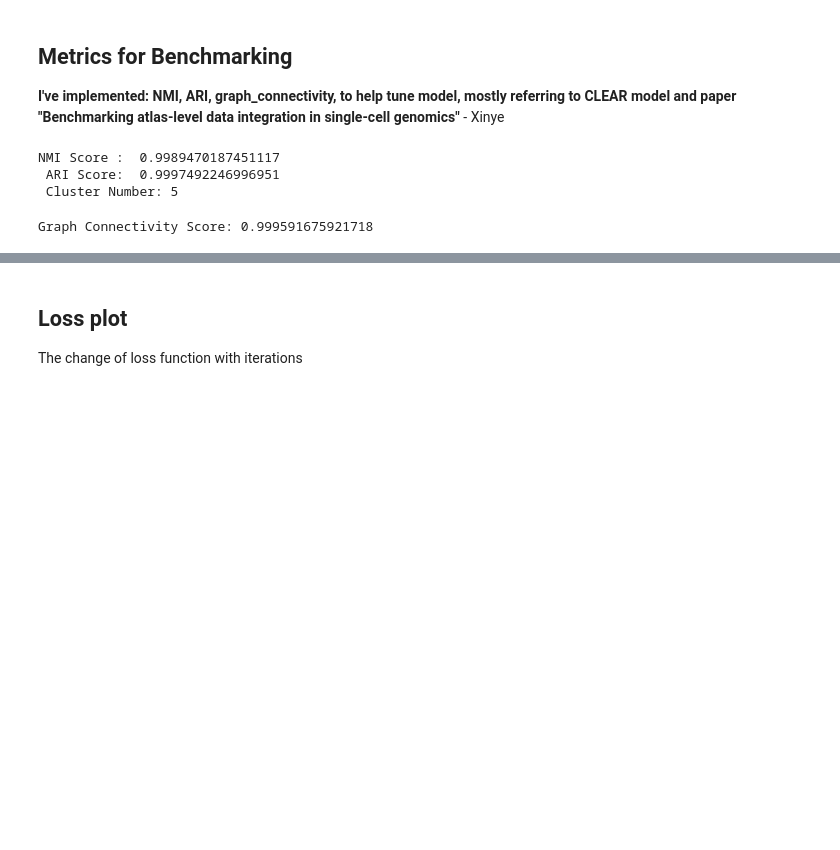
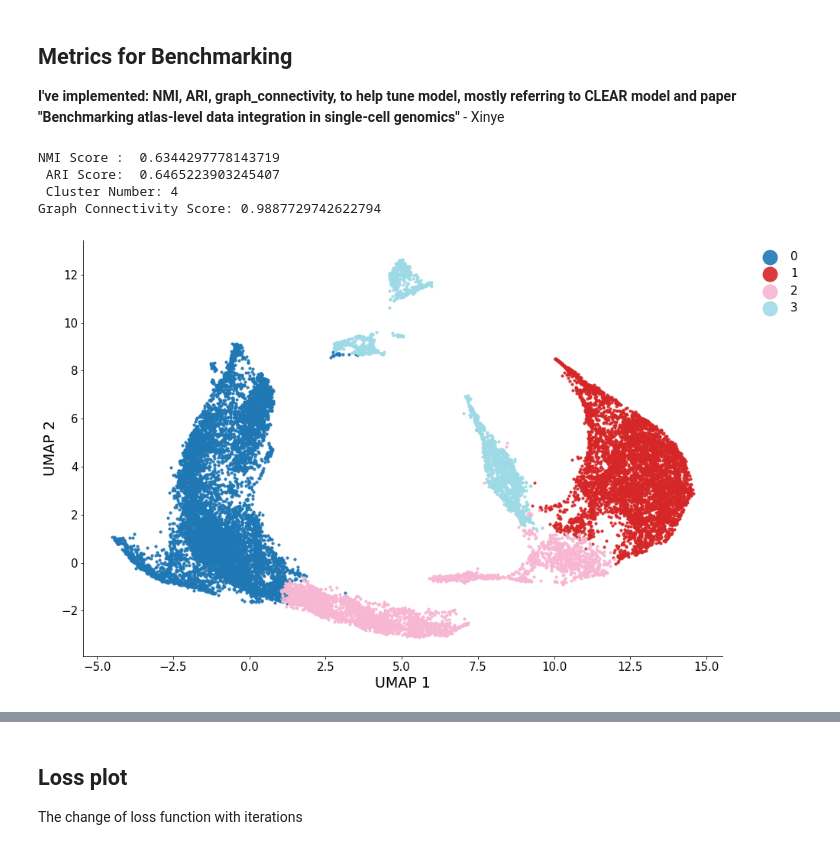
Before and after one commit to ZhangLabGT/scDisInFact, a Jupyter notebook: AntennaVAE/AE_model_sepsis_manul_batch.ipynb, the cells around one changed output, grey strips where cells are left out. Drawn from its saved outputs; the diff is of its cells as text; code cells hidden in the pictures; blank space fills up the shorter version.

```diff
--- a/AntennaVAE/AE_model_sepsis_manul_batch.ipynb
+++ b/AntennaVAE/AE_model_sepsis_manul_batch.ipynb
@@ -291,23 +291,22 @@ to help tune model, mostly referring to CLEAR model and paper "Benchmarking atla
 # %%
 zs = []
 for data_batch in zip(*test_loaders):
     with torch.no_grad():
         for idx, x in enumerate(data_batch):
             z = model_dict["encoder"](x["count_stand"].to(device))
             mu, pi, theta = model_dict["decoder"](z)
             zs.append(z.cpu().detach().numpy())
 
 obs = pd.DataFrame()
 data = ad.AnnData(np.concatenate(zs))
 data.obs['label'] = pd.Series(np.concatenate(annos), dtype="category").values
 
 # ari and nmi
-ari_nmi(data, annos, resolution=0.095)
+ari_nmi(data, annos, resolution=0.1, show_fig=True)
+print("Graph Connectivity Score:", graph_connectivity(data, 'label'))
 # %% [output]
-NMI Score :  0.9989470187451117
- ARI Score:  0.9997492246996951
- Cluster Number: 5
+NMI Score :  0.6344297778143719
+ ARI Score:  0.6465223903245407
+ Cluster Number: 4
+Graph Connectivity Score: 0.9887729742622794
+[figure, added]
-# %%
-print("Graph Connectivity Score:", graph_connectivity(data, 'label'))
-# %% [output]
-Graph Connectivity Score: 0.999591675921718
```
Also changed, not shown: parts of 7 cells of this notebook.
